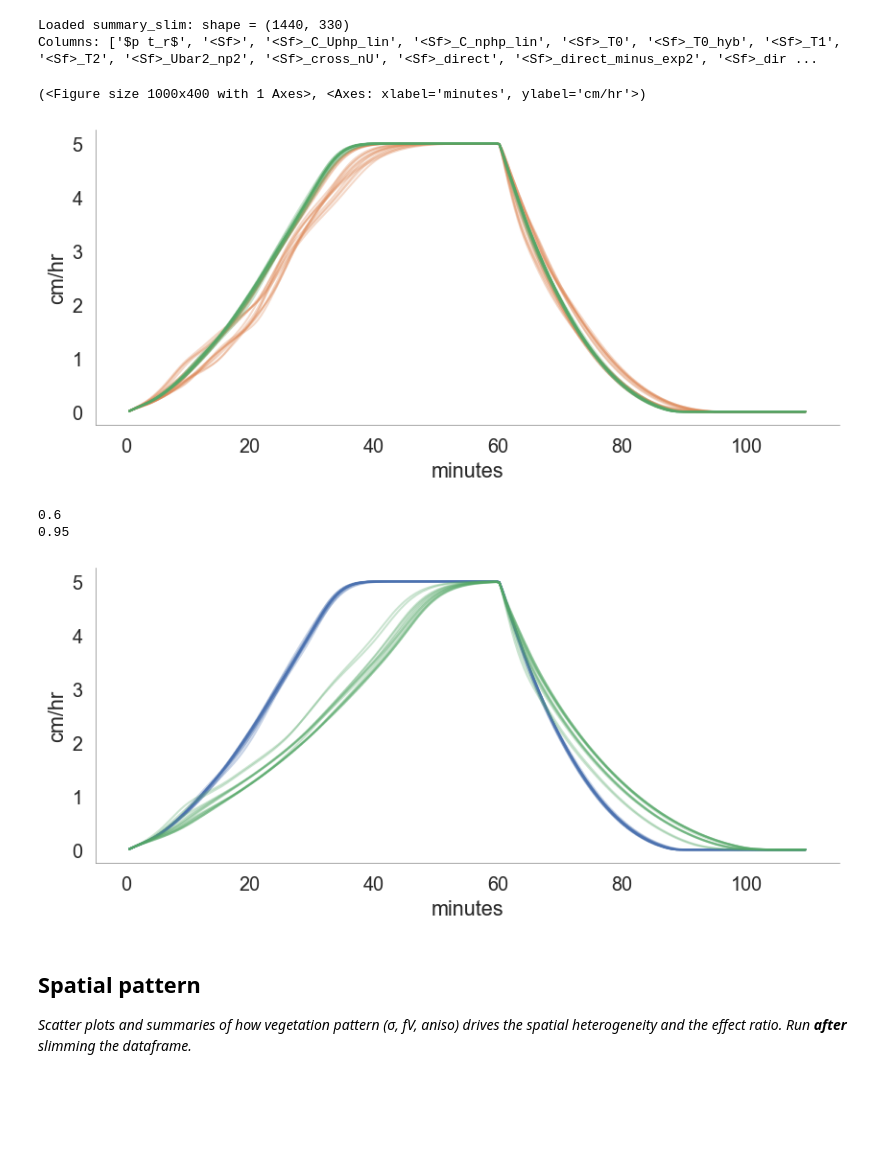
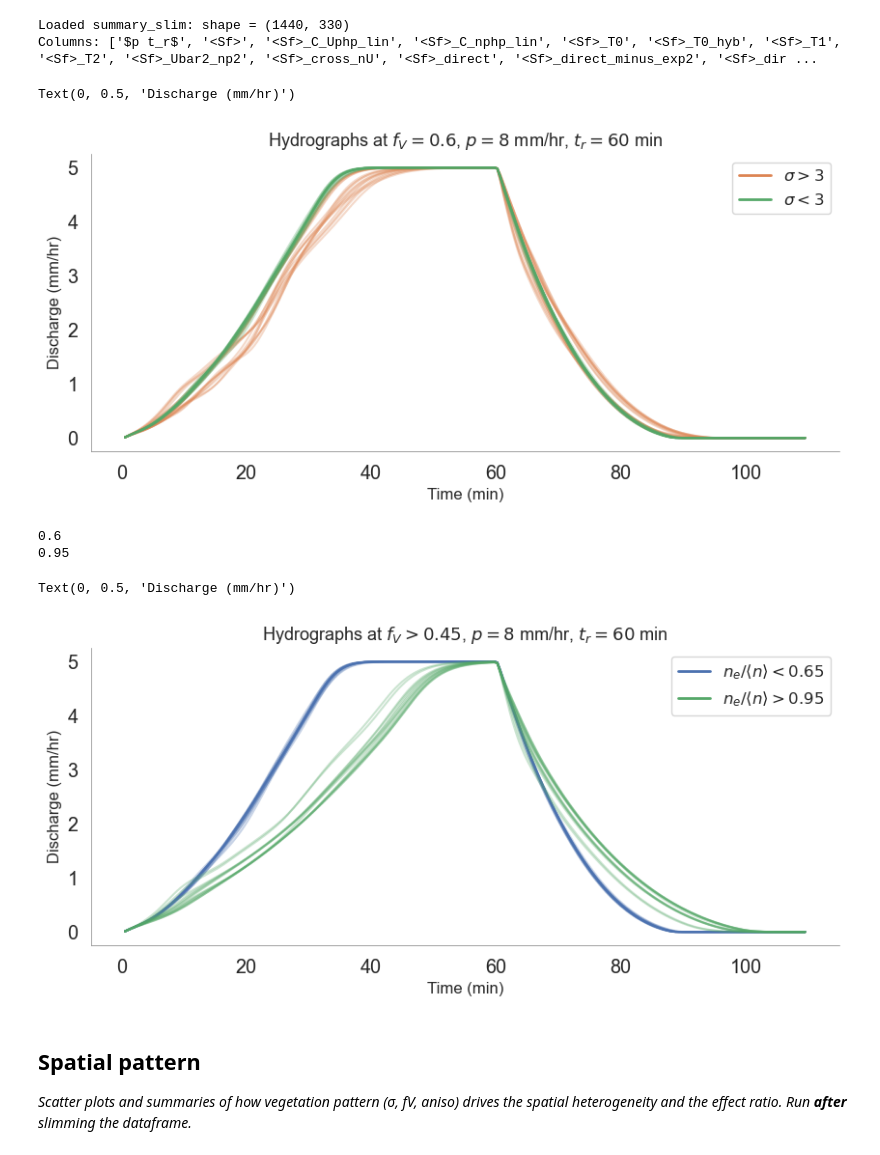
Before and after one commit to octavia-crompton/roughness-scale, a Jupyter notebook: notebooks/roughness_scale-pattern.ipynb, the cells around one changed output. Saved outputs shown, nothing was run; the diff lists cells and outputs as text; code cells hidden in the pictures; blank space fills up the shorter version.

```diff
--- a/notebooks/roughness_scale-pattern.ipynb
+++ b/notebooks/roughness_scale-pattern.ipynb
@@ -99,18 +98,30 @@ if USE_HYDRO:
 # %%
 
 fig, ax = plt.subplots(1, figsize = (10,4))
 
+from matplotlib.lines import Line2D
 
 subset = summary.query("hydro_err < 0.05 and p == 8 and tr == 60 and l == 200 and fV == 0.6 and sigma >3  ")
 plot_hydrographs(subset, c= 'C1', ax =ax)
 
 subset = summary.query("hydro_err < 0.05 and p == 8 and tr == 60 and l == 200 and fV == 0.6 and sigma <3 ")
 plot_hydrographs(subset, c= 'C2', ax =ax)
+
+# Legend & title
+ax.legend(handles=[
+    Line2D([0], [0], color='C1', lw=2, label=r'$\sigma > 3$'),
+    Line2D([0], [0], color='C2', lw=2, label=r'$\sigma < 3$'),
+], fontsize=FS_LEG)
+ax.set_title(r"Hydrographs at $f_V=0.6$, $p=8$ mm/hr, $t_r=60$ min", fontsize=FS_TITLE)
+ax.set_xlabel("Time (min)", fontsize=FS_LABEL)
+ax.set_ylabel("Discharge (mm/hr)", fontsize=FS_LABEL)
 # %% [output]
-(<Figure size 1000x400 with 1 Axes>, <Axes: xlabel='minutes', ylabel='cm/hr'>)
+Text(0, 0.5, 'Discharge (mm/hr)')
-[figure, old version]
+[figure, new version]
 # %%
 fig, ax = plt.subplots(1, figsize = (10,4))
+
+from matplotlib.lines import Line2D
 
 subset = summary.query("hydro_err < 0.05 and p == 8 and tr == 60 and l == 200 and fV > 0.45 and effect_ratio < 0.65 ")
 plot_hydrographs(subset, c= 'C0', ax =ax)
@@ -119,10 +130,20 @@ print ((subset.fV.max()))
 subset = summary.query("hydro_err < 0.05 and p == 8 and tr == 60 and l == 200 and fV > 0.45 and  effect_ratio > 0.95 ")
 plot_hydrographs(subset, c= 'C2', ax =ax)
 print ((subset.fV.max()))
+
+# Legend & title
+ax.legend(handles=[
+    Line2D([0], [0], color='C0', lw=2, label=r'$n_e/\langle n \rangle < 0.65$'),
+    Line2D([0], [0], color='C2', lw=2, label=r'$n_e/\langle n \rangle > 0.95$'),
+], fontsize=FS_LEG)
+ax.set_title(r"Hydrographs at $f_V > 0.45$, $p=8$ mm/hr, $t_r=60$ min", fontsize=FS_TITLE)
+ax.set_xlabel("Time (min)", fontsize=FS_LABEL)
+ax.set_ylabel("Discharge (mm/hr)", fontsize=FS_LABEL)
 # %% [output]
 0.6
 0.95
+Text(0, 0.5, 'Discharge (mm/hr)')
-[figure, old version]
+[figure, new version]
 # %% [markdown]
 ##  Spatial pattern
 _Scatter plots and summaries of how vegetation pattern (σ, fV, aniso) drives the spatial heterogeneity and the effect ratio. Run **after** slimming the dataframe._
```
Also changed, not shown: parts of 18 cells of this notebook, 8 other files.
